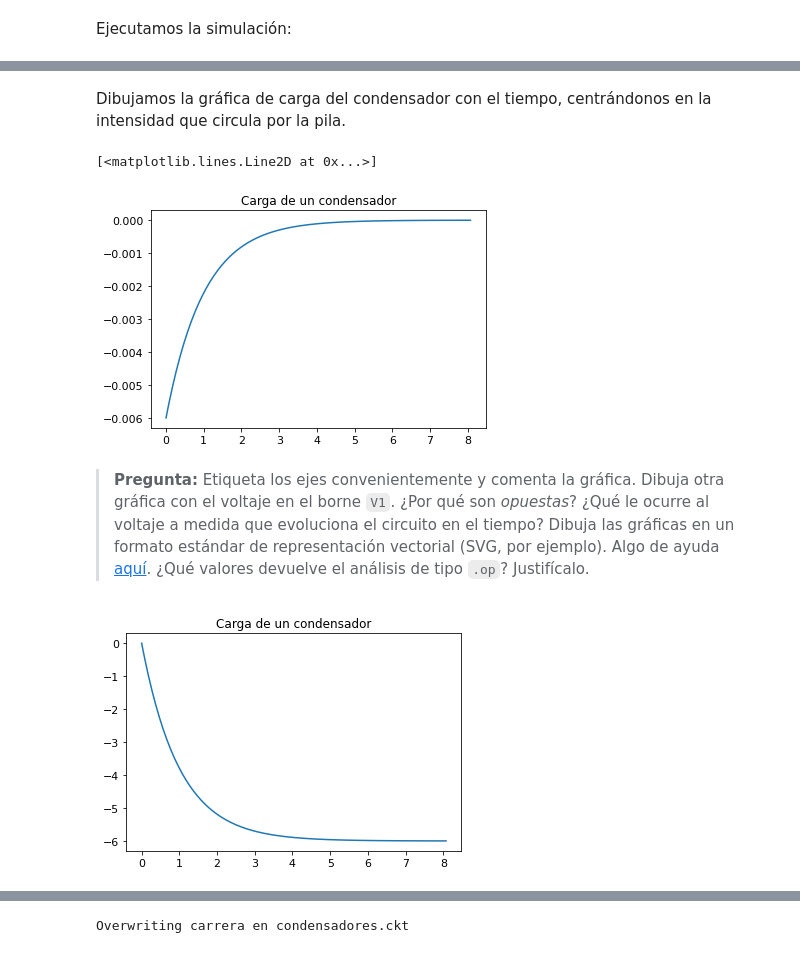
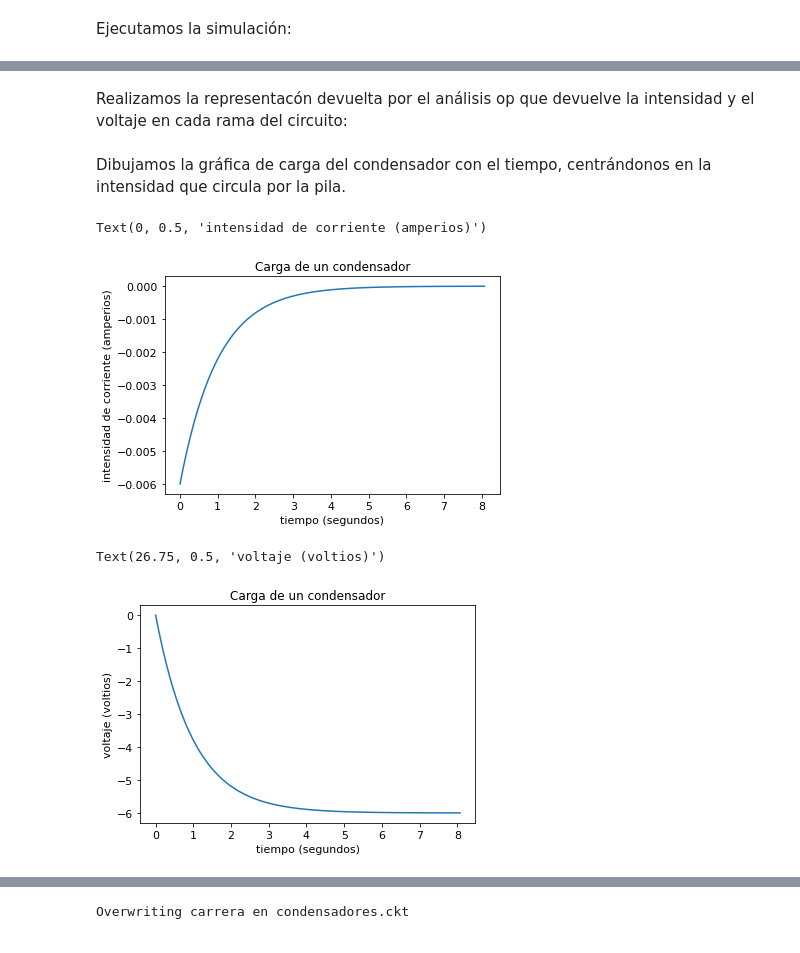
Before and after one commit to layonpower/fisica, a Jupyter notebook: spicelab.ipynb, the cells around one changed output, grey strips where cells are left out. Drawn from its saved outputs; the diff is of its cells as text; code cells hidden in the pictures.

```diff
--- a/spicelab.ipynb
+++ b/spicelab.ipynb
@@ -1091,11 +1114,13 @@ I(V1)       A              0    0        0
+# %% [markdown]
+Realizamos la representacón devuelta por el análisis op que devuelve la intensidad y el voltaje en cada rama del circuito:
 # %% [markdown]
- Dibujamos la gráfica de carga del condensador con el tiempo, centrándonos en la intensidad que circula por la pila.
+Dibujamos la gráfica de carga del condensador con el tiempo, centrándonos en la intensidad que circula por la pila.
 # %%
 figura = plt.figure()
 plt.title("Carga de un condensador")
 plt.plot(resultados['tran']['T'], resultados['tran']['I(V1)'], label="Una etiqueta")
+plt.xlabel('tiempo (segundos)')
+plt.ylabel('intensidad de corriente (amperios)')
 # %% [output]
-[<matplotlib.lines.Line2D at 0x...>]
+Text(0, 0.5, 'intensidad de corriente (amperios)')
-[figure, old version]
+[figure, new version]
-# %% [markdown]
-> **Pregunta:** Etiqueta los ejes convenientemente y comenta la gráfica. Dibuja otra gráfica con el voltaje en el borne `V1`. ¿Por qué son *opuestas*? ¿Qué le ocurre al voltaje a medida que evoluciona el circuito en el tiempo? Dibuja las gráficas en un formato estándar de representación vectorial (SVG, por ejemplo). Algo de ayuda [aquí](https://ipython.readthedocs.io/en/stable/api/generated/IPython.display.html#IPython.display.set_matplotlib_formats). ¿Qué valores devuelve el análisis de tipo `.op`? Justifícalo.
@@ -1104,8 +1132,11 @@ figura = plt.figure()
 plt.title("Carga de un condensador")
 plt.plot(resultados['tran']['T'], resultados['tran']['V2'], label="Una etiqueta")
 plt.savefig("test.svg", format="svg")
+plt.xlabel('tiempo (segundos)')
+plt.ylabel('voltaje (voltios)')
 # %% [output]
+Text(26.75, 0.5, 'voltaje (voltios)')
-[figure, old version]
+[figure, new version]
 # %% [markdown]
 ## Carrera de condensadores
 
```
Also changed, not shown: parts of 27 cells of this notebook.
